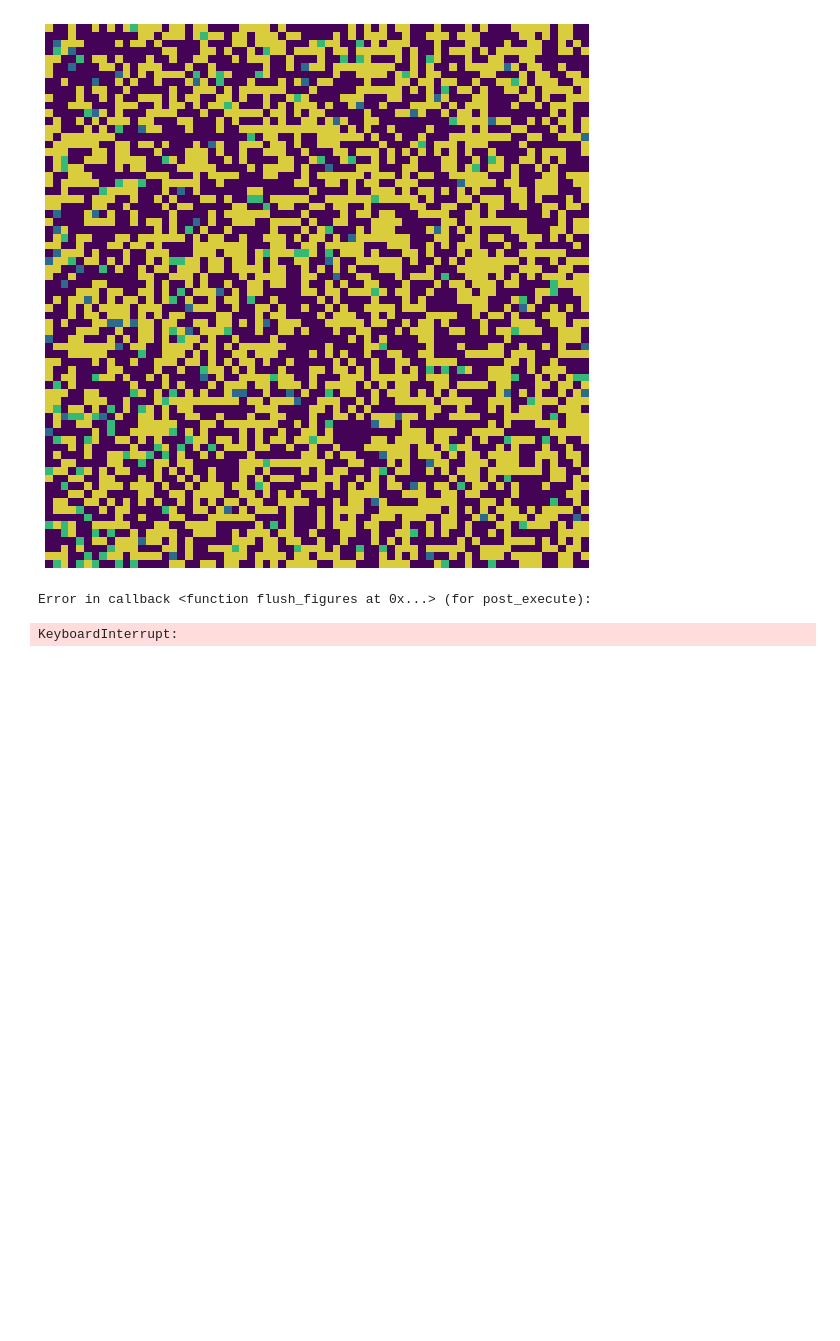
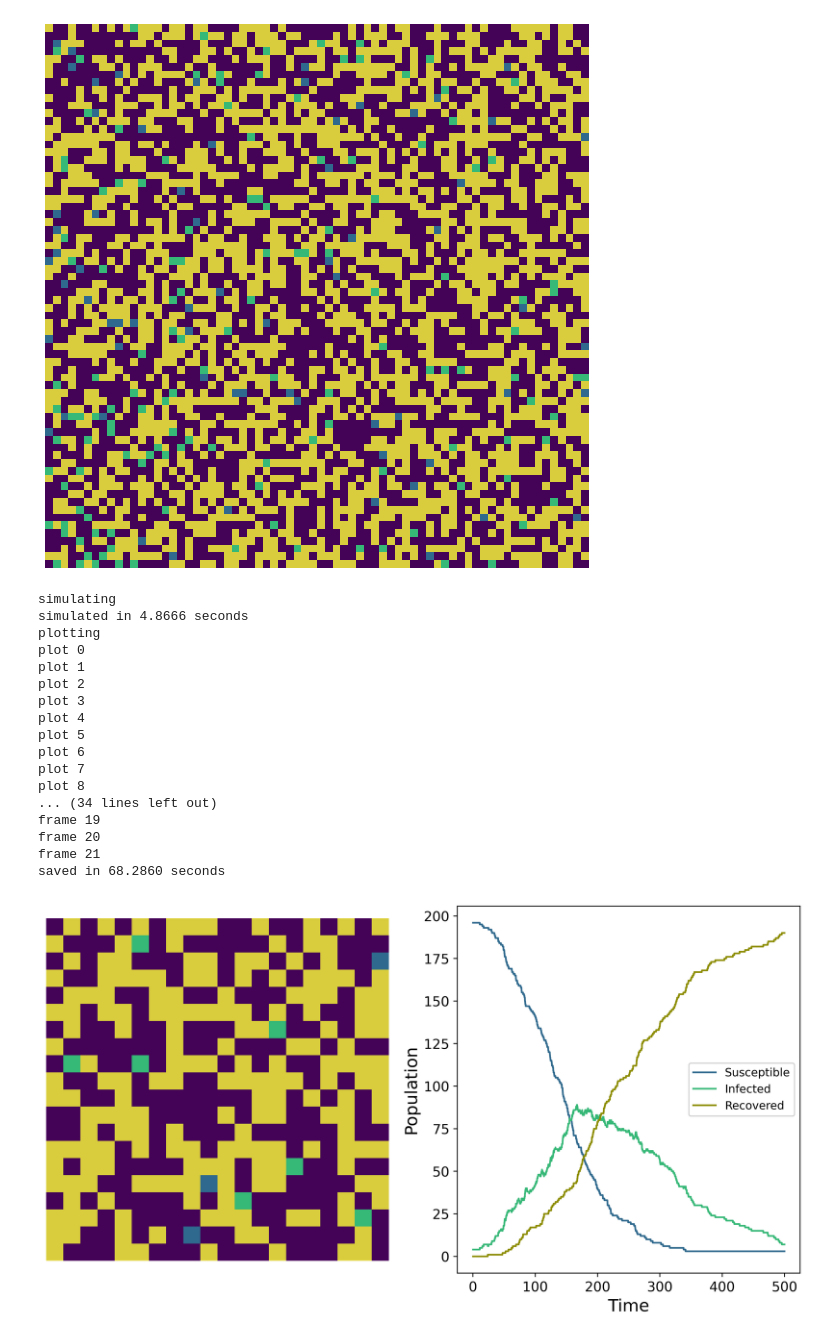
Before and after one commit to danHarold/m2r-project, a Jupyter notebook: m2r_project.ipynb, the cells around one changed output. Cells and saved outputs as stored; diff of their text form; code cells hidden in the pictures; blank space fills up the shorter version.

```diff
--- a/m2r_project.ipynb
+++ b/m2r_project.ipynb
@@ -165,28 +161,65 @@ S, I, R, t, A_list, st = SIR_ABM(n=60, snapshot_num=60)
 # %%
 ##anim lattice + sir graph
+print("simulating")
+tic = time.perf_counter()
+S, I, R, t, A_list, st = SIR_ABM(n=50, snapshot_num=60)
+toc = time.perf_counter()
+print(f"simulated in {toc-tic:0.4f} seconds")
 
-fig = plt.figure(figsize=(20,10))
+print("plotting")
+tic = time.perf_counter()
+writer = animation.FFMpegWriter(fps=60, bitrate=-1)
+
+fig = plt.figure(figsize=(12,6), dpi=500)
 ax1 = fig.add_subplot(1, 2, 1)
 ax2 = fig.add_subplot(1, 2, 2)
 ax1.axis('off')
-ax.set_xlabel('Time', fontsize=20)
-ax.set_ylabel('Population', fontsize=20)
-ax.tick_params(axis='both', labelsize=12)
+ax2.set_xlabel('Time', fontsize=15)
+ax2.set_ylabel('Population', fontsize=15)
+ax2.tick_params(axis='both', labelsize=12)
 camera = Camera(fig)
 
 for i in range(len(st)):
+    print(f"plot {i} out of {len(st)}")
     if len(np.where(A_list[i]==3)[0])==0:
         cmap = colors.ListedColormap(['#440357','#2F698D','#36B877'])
     else:
         cmap = colors.ListedColormap(['#440357','#2F698D','#36B877','#d9cd3d'])
     ax1.imshow(A_list[i], cmap=cmap)
+
     j = st[i]
     susc, = ax2.plot(t[:j], S[:j], '#2F698D')
     inf, = ax2.plot(t[:j], I[:j], '#36B877')
     rec, = ax2.plot(t[:j], R[:j], '#8c8c01')
     ax2.legend([susc, inf, rec],['Susceptible', 'Infected', 'Recovered'])
 
     camera.snap()
+toc = time.perf_counter()
+print(f"generated plots in {toc-tic:0.4f} seconds")
+
+print("saving")
+tic = time.perf_counter()
+anim = camera.animate()
+#anim.save('anims/test41.mp4', writer=writer, dpi=500)
+anim.save('anims/test43.mp4', fps=30, progress_callback=lambda i, n: print(f'frame {i} out of {n}'),)
+toc = time.perf_counter()
+print(f"saved in {toc-tic:0.4f} seconds")
 # %% [output]
-Error in callback <function flush_figures at 0x...> (for post_execute):
+simulating
+simulated in 4.8666 seconds
+plotting
+plot 0
+plot 1
+plot 2
+plot 3
+plot 4
+plot 5
+plot 6
+plot 7
+plot 8
+... (34 lines left out)
+frame 19
+frame 20
+frame 21
+saved in 68.2860 seconds
-KeyboardInterrupt:
+[figure, added]
```
Also changed, not shown: parts of 5 cells of this notebook, 3 other files.
